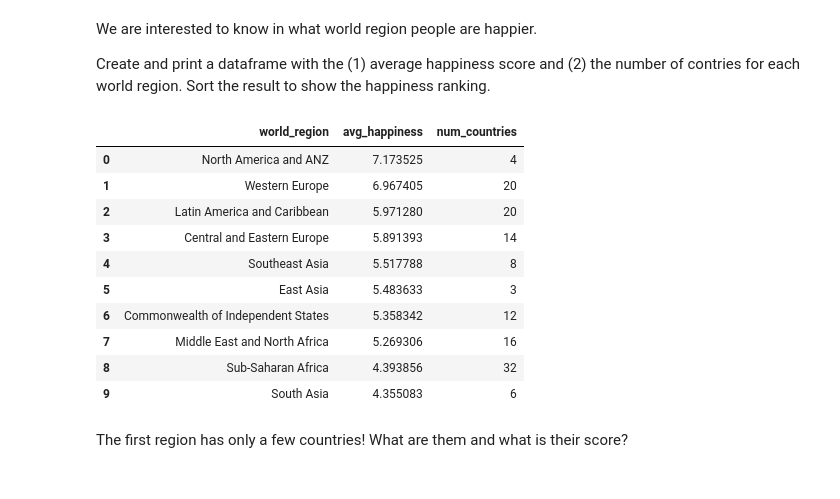
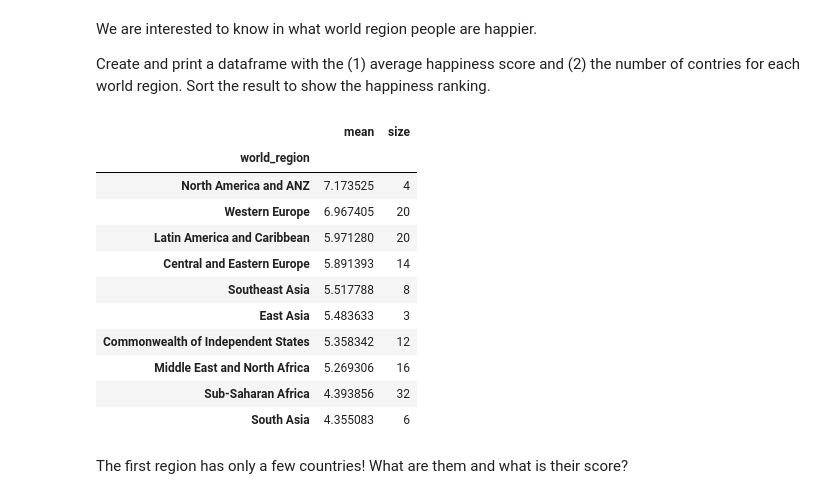
Before and after one commit to epfl-ada/2025, a Jupyter notebook: Exercises/01 - Handling data/Happiness.ipynb, the cells around one changed output. Cells and saved outputs as stored; diff of their text form; code cells hidden in the pictures.

```diff
--- a/Exercises/01 - Handling data/Happiness.ipynb
+++ b/Exercises/01 - Handling data/Happiness.ipynb
@@ -123,27 +114,21 @@ We are interested to know in what world region people are happier.
 
 Create and print a dataframe with the (1) average happiness score and (2) the number of contries for each world region.
 Sort the result to show the happiness ranking.
-# %%
-# Average happiness and count by world region
-region_stats = (
-    happiness
-    .groupby('world_region')
-    .agg(avg_happiness=('happiness_score', 'mean'), num_countries=('country', 'nunique'))
-    .sort_values('avg_happiness', ascending=False)
-    .reset_index()
-)
-display(region_stats)
-# %% [output]
-|  | world_region | avg_happiness | num_countries |
-| 0 | North America and ANZ | 7.173525 | 4 |
-| 1 | Western Europe | 6.967405 | 20 |
-| 2 | Latin America and Caribbean | 5.971280 | 20 |
-| 3 | Central and Eastern Europe | 5.891393 | 14 |
-| 4 | Southeast Asia | 5.517788 | 8 |
-| 5 | East Asia | 5.483633 | 3 |
-| 6 | Commonwealth of Independent States | 5.358342 | 12 |
-| 7 | Middle East and North Africa | 5.269306 | 16 |
-| 8 | Sub-Saharan Africa | 4.393856 | 32 |
-| 9 | South Asia | 4.355083 | 6 |
+# %%
+average_by_region = country_features.groupby("world_region")['happiness_score'].agg(['mean','size'])
+average_by_region.sort_values("mean", ascending=False)
+# %% [output]
+|  | mean | size |
+| world_region |  |  |
+| North America and ANZ | 7.173525 | 4 |
+| Western Europe | 6.967405 | 20 |
+| Latin America and Caribbean | 5.971280 | 20 |
+| Central and Eastern Europe | 5.891393 | 14 |
+| Southeast Asia | 5.517788 | 8 |
+| East Asia | 5.483633 | 3 |
+| Commonwealth of Independent States | 5.358342 | 12 |
+| Middle East and North Africa | 5.269306 | 16 |
+| Sub-Saharan Africa | 4.393856 | 32 |
+| South Asia | 4.355083 | 6 |
 # %% [markdown]
 The first region has only a few countries! What are them and what is their score?
```
Also changed, not shown: parts of 24 cells of this notebook, 2 other files.
